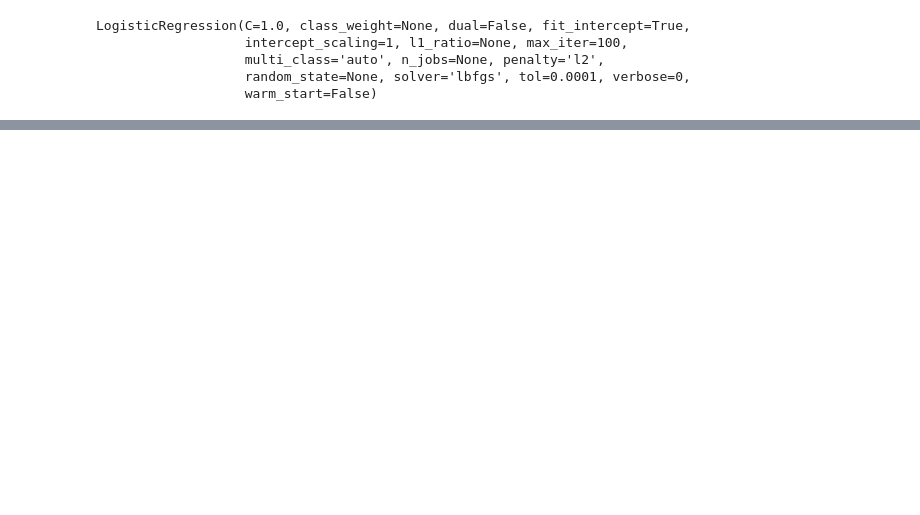
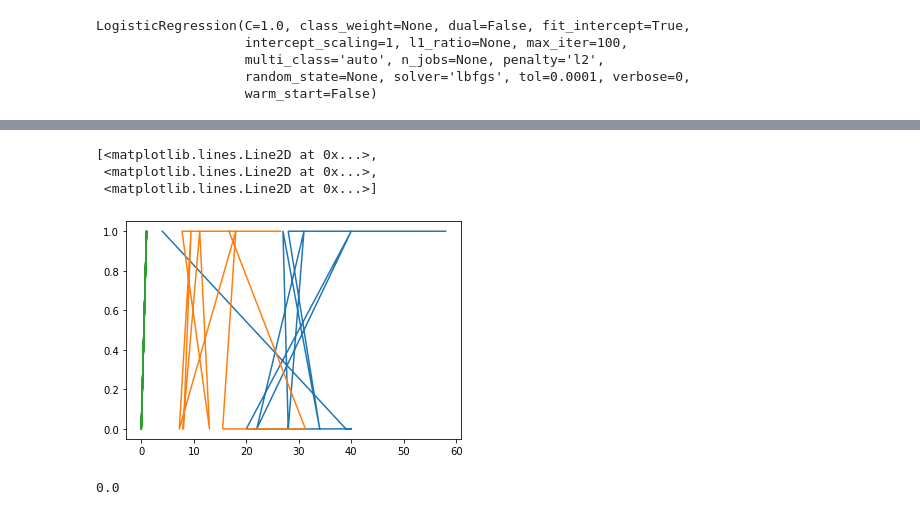
Before and after one commit to Gail529/Machine-Learning-, a Jupyter notebook: Untitled7.ipynb, the cells around one changed output, grey strips where cells are left out. Cells and saved outputs as stored; diff of their text form; code cells hidden in the pictures; blank space fills up the shorter version.

```diff
--- a/Untitled7.ipynb
+++ b/Untitled7.ipynb
@@ -131,0 +183,7 @@ classif.,,
+# %%
+plt.plot(x_test,y_pred)
+# %% [output]
+[<matplotlib.lines.Line2D at 0x...>,
+ <matplotlib.lines.Line2D at 0x...>,
+ <matplotlib.lines.Line2D at 0x...>]
+[figure, added]
@@ -131,0 +196,4 @@ classif.,,
+# %%
+print(rmse)
+# %% [output]
+0.0
```
Also changed, not shown: parts of 18 cells of this notebook.
